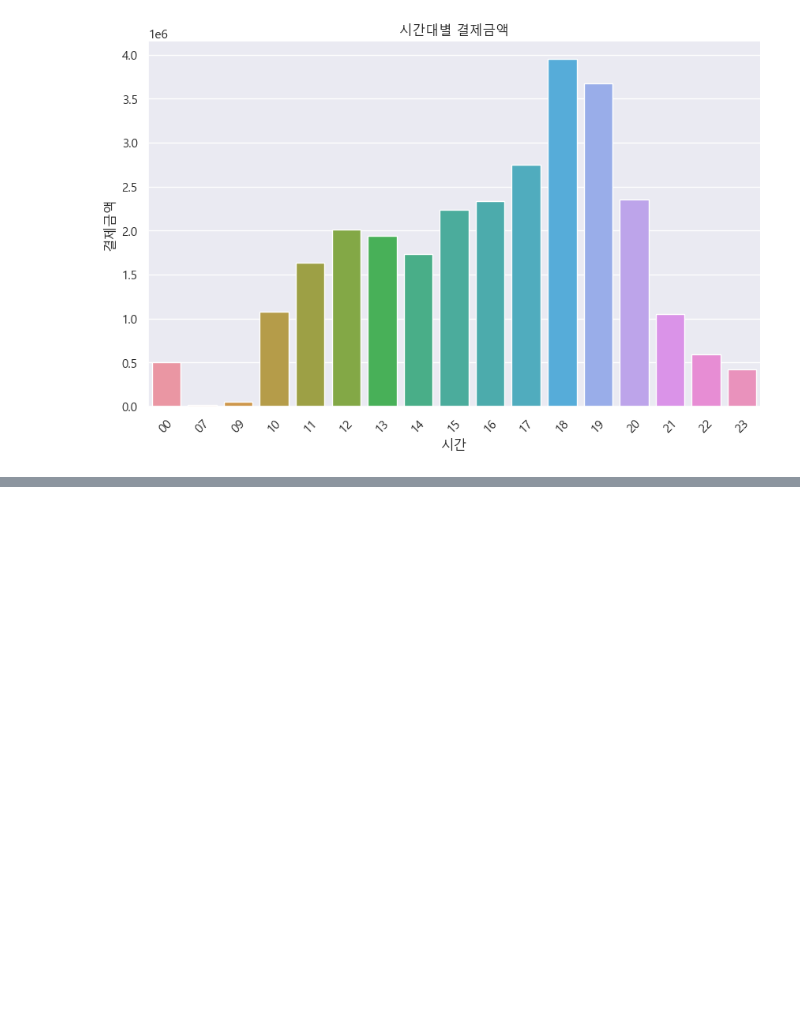
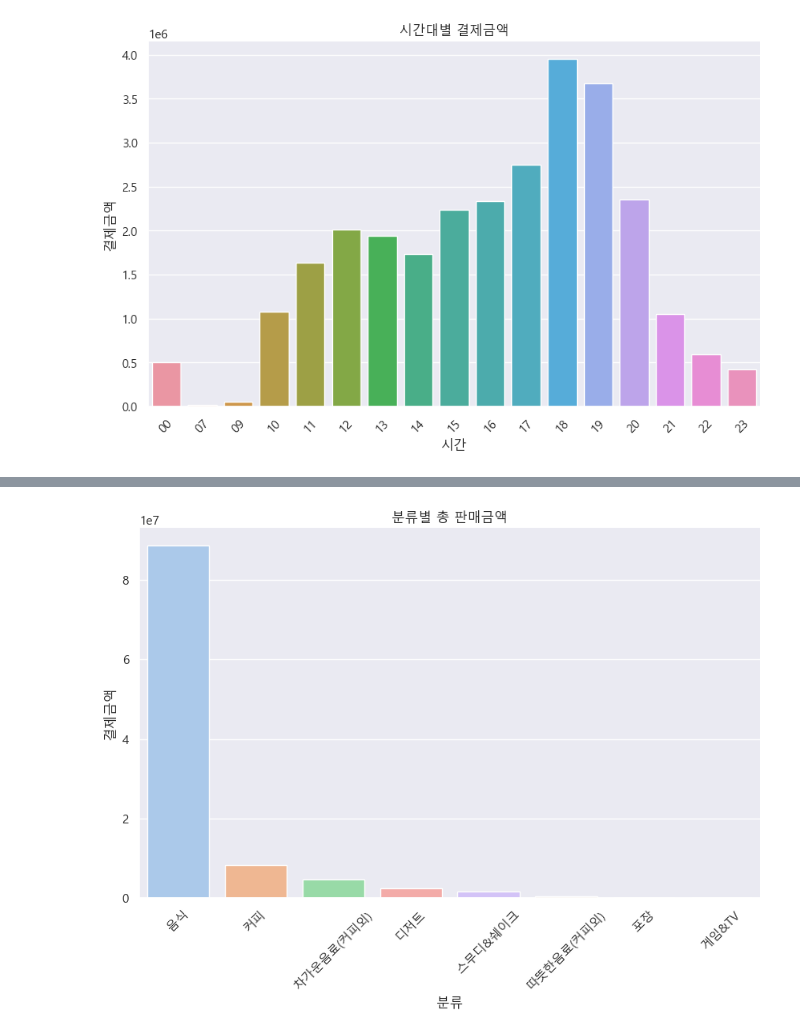
Before and after one commit to leejaesang6098/aiffel_study, a Jupyter notebook: 0915_node/0915_project.ipynb, the cells around one changed output, grey strips where cells are left out. Drawn from its saved outputs; the diff is of its cells as text; code cells hidden in the pictures; blank space fills up the shorter version.

```diff
--- a/0915_node/0915_project.ipynb
+++ b/0915_node/0915_project.ipynb
@@ -366,3 +366,8 @@ plt.title('시간대별 결제금액')
 plt.show()
 # %% [output]
 [figure]
+# %%
+temp_data = sales_data[sales_data["판매수량"] > -1]
+temp_data = pd.merge(temp_data, item_data, on="상품명")
+print(temp_data.columns)
+temp_data
@@ -368,0 +391,4 @@ plt.show()
+# %%
+category = temp_data.groupby('분류')['결제금액'].sum().reset_index()
+category = category.sort_values(by='결제금액', ascending=False).reset_index(drop=True)
+category
@@ -368,0 +405,10 @@ plt.show()
+# %%
+plt.figure(figsize=(10, 6))
+sns.barplot(data=category, x='분류', y='결제금액')
+plt.xlabel('분류')
+plt.ylabel('결제금액')
+plt.xticks(rotation=45)
+plt.title('분류별 총 판매금액')
+plt.show()
+# %% [output]
+[figure, added]
```
Also changed, not shown: parts of 2 cells of this notebook.
